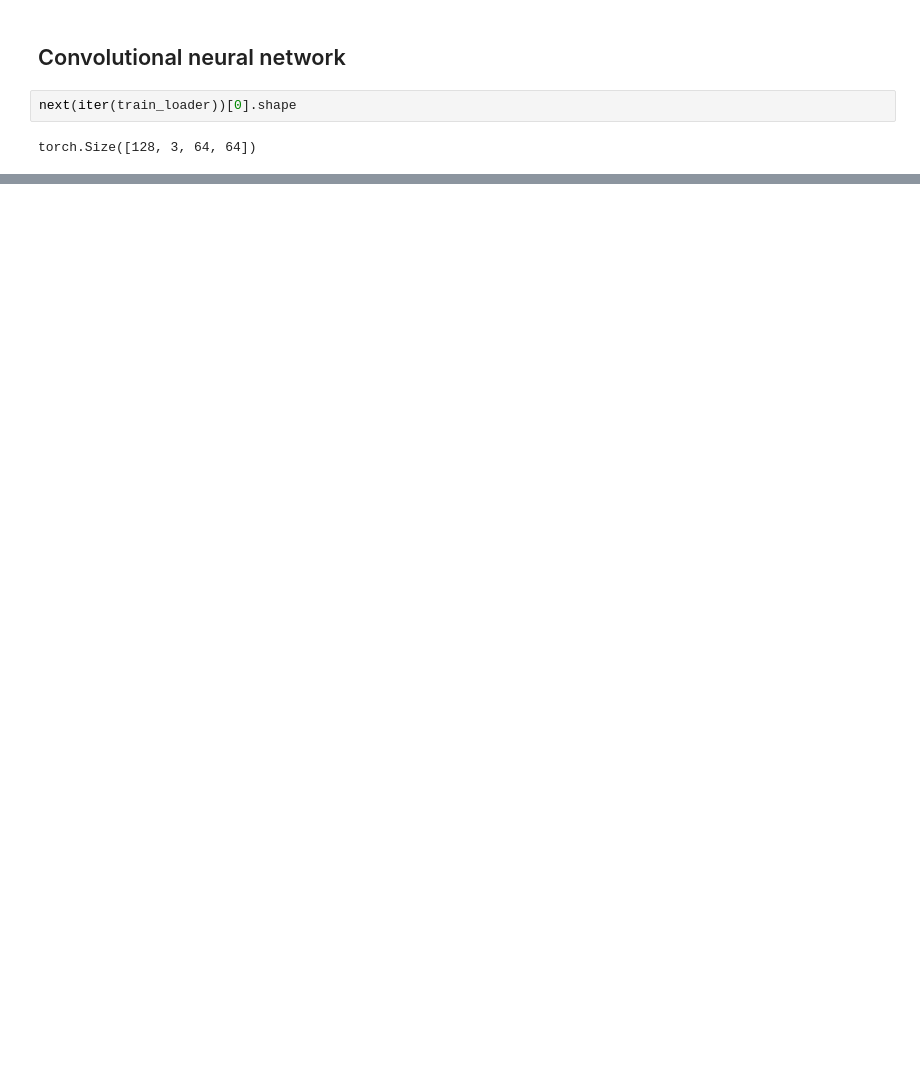
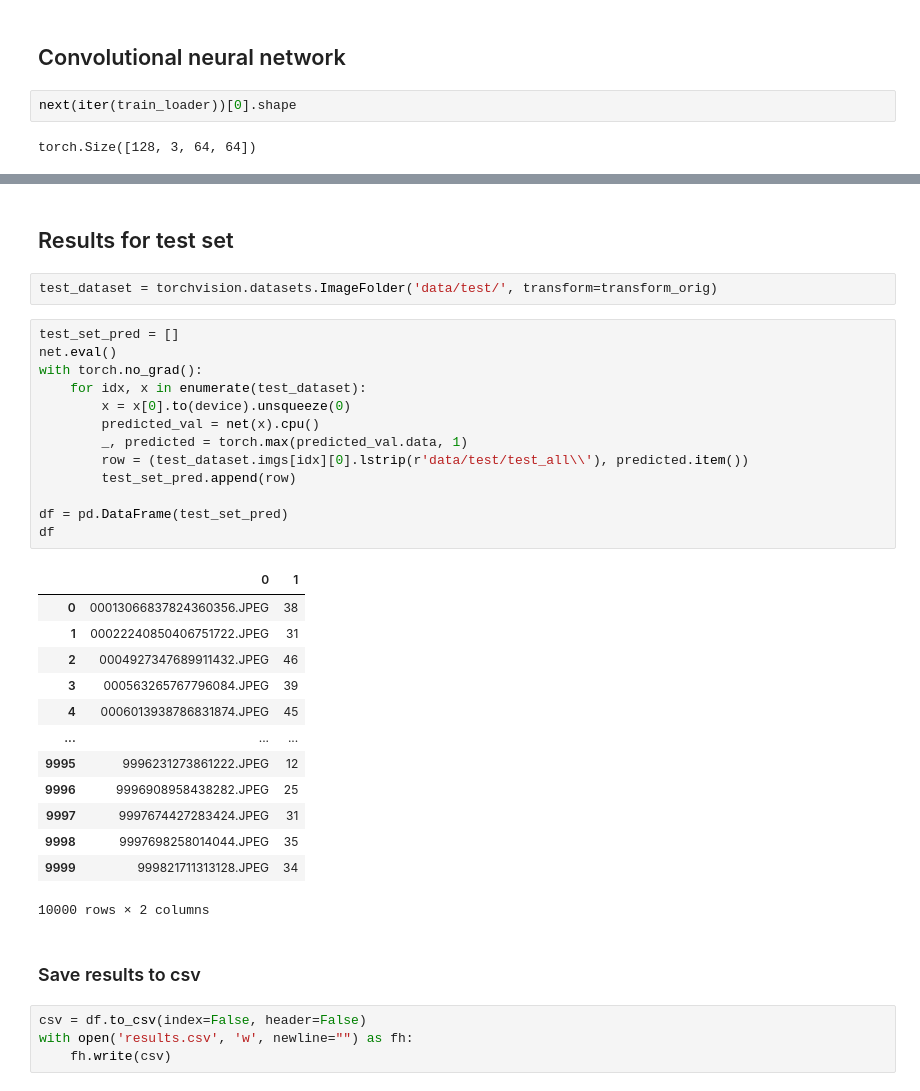
Before and after one commit to patrick-bedkowski/Neural-Networks-Projects, a Jupyter notebook: MINI PROJEKT 2/exercise.ipynb, the cells around one changed output, grey strips where cells are left out. Drawn from its saved outputs; the diff is of its cells as text; blank space fills up the shorter version.

Commit message:
Add results and accuracy to notebook

```diff
--- a/MINI PROJEKT 2/exercise.ipynb
+++ b/MINI PROJEKT 2/exercise.ipynb
@@ -244,0 +339,37 @@ for epoch in range(N_EPOCHS):
+# %% [markdown]
+## Results for test set
+# %%
+test_dataset = torchvision.datasets.ImageFolder('data/test/', transform=transform_orig)
+# %%
+test_set_pred = []
+net.eval()
+with torch.no_grad():
+    for idx, x in enumerate(test_dataset):
+        x = x[0].to(device).unsqueeze(0)
+        predicted_val = net(x).cpu()
+        _, predicted = torch.max(predicted_val.data, 1)
+        row = (test_dataset.imgs[idx][0].lstrip(r'data/test/test_all\\'), predicted.item())
+        test_set_pred.append(row)
+
+df = pd.DataFrame(test_set_pred)
+df
+# %% [output]
+|  | 0 | 1 |
+| 0 | 00013066837824360356.JPEG | 38 |
+| 1 | 00022240850406751722.JPEG | 31 |
+| 2 | 0004927347689911432.JPEG | 46 |
+| 3 | 000563265767796084.JPEG | 39 |
+| 4 | 0006013938786831874.JPEG | 45 |
+| ... | ... | ... |
+| 9995 | 9996231273861222.JPEG | 12 |
+| 9996 | 9996908958438282.JPEG | 25 |
+| 9997 | 9997674427283424.JPEG | 31 |
+| 9998 | 9997698258014044.JPEG | 35 |
+| 9999 | 999821711313128.JPEG | 34 |
+10000 rows × 2 columns
+# %% [markdown]
+### Save results to csv
+# %%
+csv = df.to_csv(index=False, header=False)
+with open('results.csv', 'w', newline="") as fh:
+    fh.write(csv)
```
Also changed, not shown: parts of 17 cells of this notebook.
